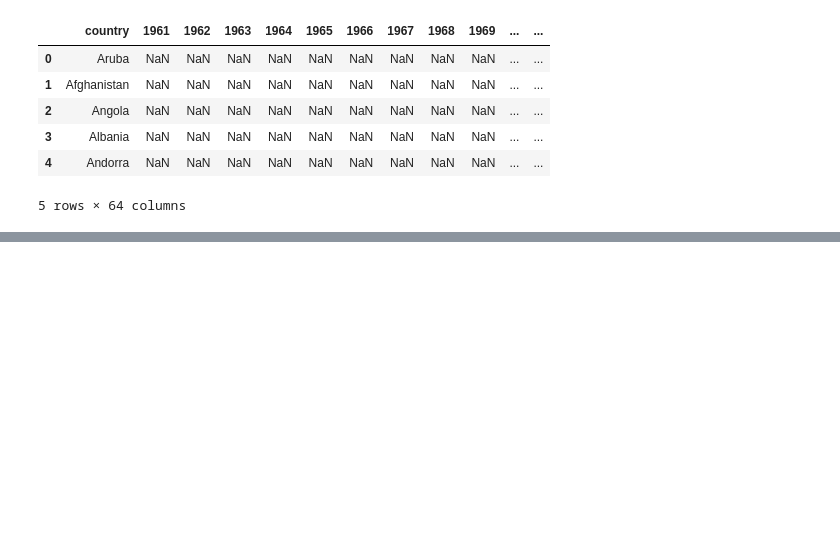
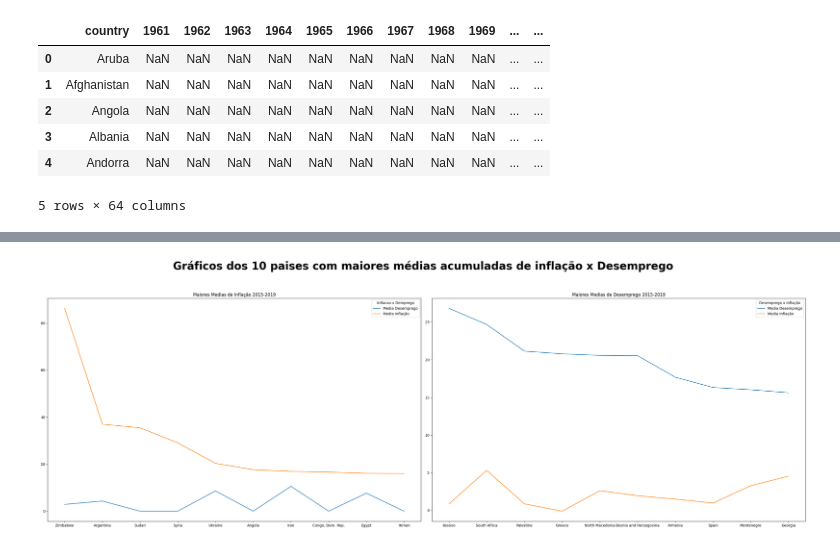
Before and after one commit to dioallan/testecolab, a Jupyter notebook: Untitled17.ipynb, the cells around one changed output, grey strips where cells are left out. Cells and saved outputs as stored; diff of their text form; code cells hidden in the pictures; blank space fills up the shorter version.

```diff
--- a/Untitled17.ipynb
+++ b/Untitled17.ipynb
@@ -100,3 +168,8 @@ Desem.isnull().sum()
+# %%
+#Criando um campo "Media inflação" e "Media Desemprego" em seus respectivos datasets e fazendo o calculo da
+#media de cada Pais de 2015 à 2019
+Desem['Media Desemprego'] = Desem.mean(numeric_only = True, axis = 1)
+Infl['Media Inflação'] = Infl.mean(numeric_only = True, axis = 1)
 # %%
-# Criando um dataset final através de um merge usando como referência a variável "Pais"
-Tabfinal = Desem.merge(Infl, how='left', on='Pais')
+#Criando um dataset que recebe os dois datasets de Desemprego e Inflação através de um merge pelo "Pais"
+Media = Desem.merge(Infl, how='left', on='Pais')
@@ -107,0 +197,5 @@ Infl['Media Inflação'] = Infl.mean(axis = 1)
+# %%
+# Pegando os 10 paises com maiores medias de Inflação no período de 2015-2019
+MediaInfl = Media.nlargest(10, 'Media Inflação')
+MediaInfl = MediaInfl[["Pais","Media Desemprego", "Media Inflação"]]
+MediaInfl.set_index('Pais', inplace = True)
@@ -107,0 +232,23 @@ Infl['Media Inflação'] = Infl.mean(axis = 1)
+# %%
+#Criação de dois gráficos alimentados com o Dataset das medias finais usando o Matplotlib
+x = MediaInfl
+y = MediaGeralDeseem
+plt.figure(figsize=(30,10))
+
+plt.suptitle('Gráficos dos 10 paises com maiores médias acumuladas de inflação x Desemprego', fontsize=30, weight='bold', y=1.05)
+
+plt.subplot(1, 2, 1)
+plt.plot(x)
+plt.legend(x, title = 'Inflacao x Demprego')
+plt.title('Maiores Medias de Inflação 2015-2019')
+
+
+plt.subplot(1, 2, 2)
+plt.plot(y)
+plt.legend(y, title = 'Desemprego x Inflação')
+plt.title('Maiores Medias de Desemprego 2015-2019')
+
+plt.tight_layout()
+plt.show()
+# %% [output]
+[figure, added]
```
Also changed, not shown: parts of 15 cells of this notebook.
